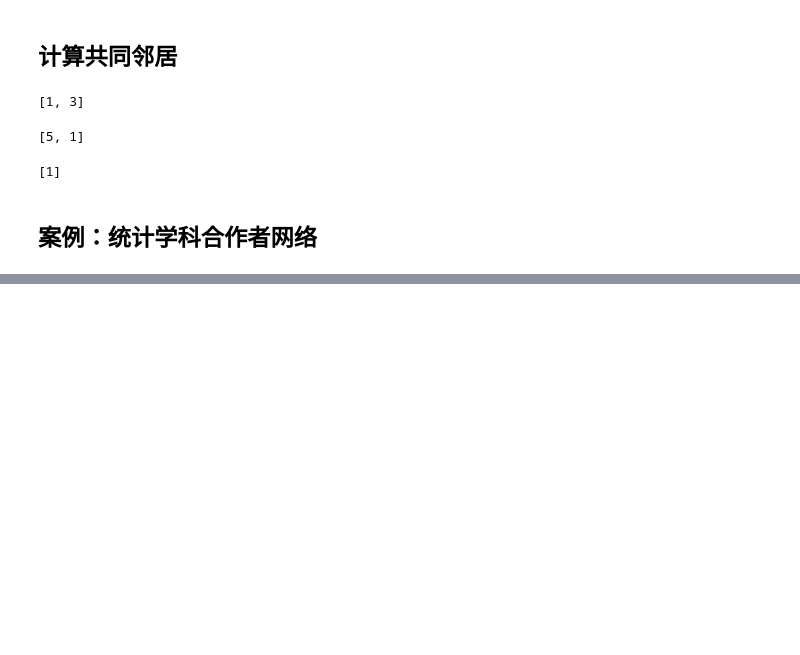
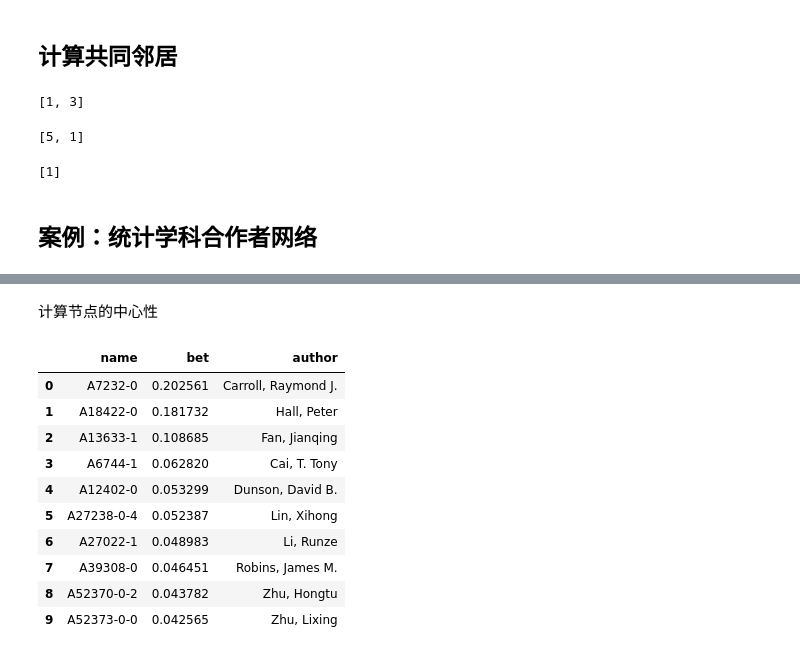
Before and after one commit to z-my-cn/NSDA, a Jupyter notebook: Code/Python/Ch04.ipynb, the cells around one changed output, grey strips where cells are left out. Cells and saved outputs as stored; diff of their text form; code cells hidden in the pictures; blank space fills up the shorter version.

```diff
--- a/Code/Python/Ch04.ipynb
+++ b/Code/Python/Ch04.ipynb
@@ -596,0 +699,24 @@ list(nx.common_neighbors(g_6, 2, 4))
+# %% [markdown]
+计算节点的中心性
+# %%
+# 计算节点的中介中心性并储存为数据框
+betweenness = pd.DataFrame(nx.betweenness_centrality(g, normalized=True).items(), columns=['name', 'bet'])
+# 降序排列
+betweenness = betweenness.sort_values('bet', ascending=False)
+# 读入重要的作者信息
+author = pd.read_csv("../../Data/author.csv")
+# 匹配作者信息
+betweenness_top10 = pd.merge(betweenness.head(10), author, on='name')
+betweenness_top10
+# %% [output]
+|  | name | bet | author |
+| 0 | A7232-0 | 0.202561 | Carroll, Raymond J. |
+| 1 | A18422-0 | 0.181732 | Hall, Peter |
+| 2 | A13633-1 | 0.108685 | Fan, Jianqing |
+| 3 | A6744-1 | 0.062820 | Cai, T. Tony |
+| 4 | A12402-0 | 0.053299 | Dunson, David B. |
+| 5 | A27238-0-4 | 0.052387 | Lin, Xihong |
+| 6 | A27022-1 | 0.048983 | Li, Runze |
+| 7 | A39308-0 | 0.046451 | Robins, James M. |
+| 8 | A52370-0-2 | 0.043782 | Zhu, Hongtu |
+| 9 | A52373-0-0 | 0.042565 | Zhu, Lixing |
```
Also changed, not shown: parts of 12 cells of this notebook, 1 other file.
